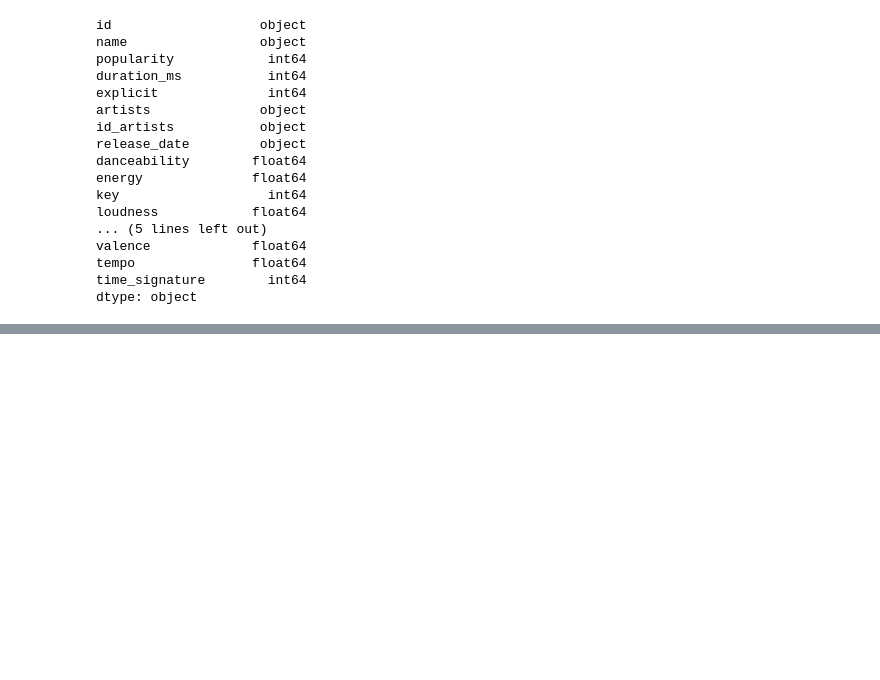
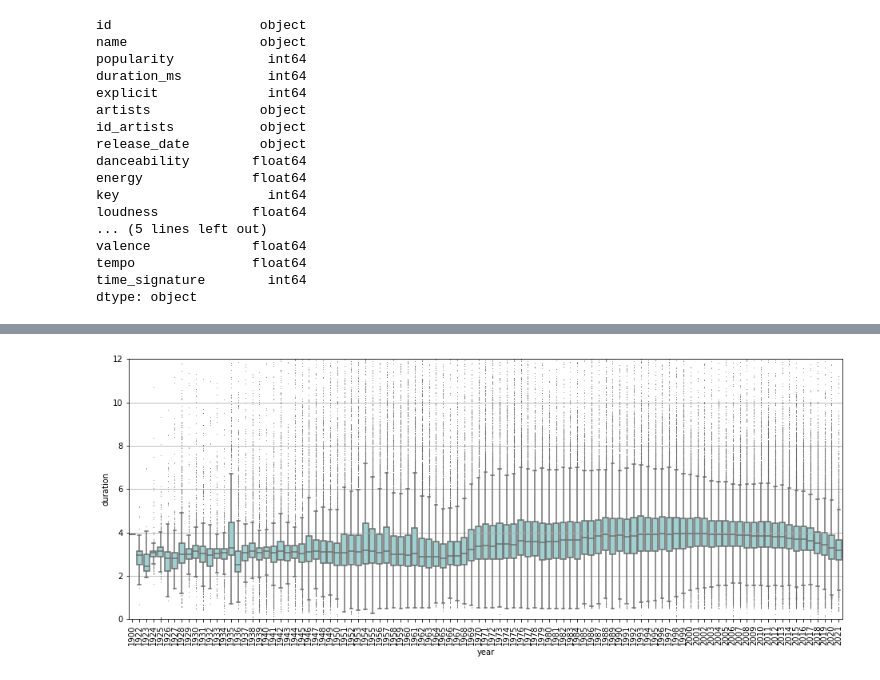
Before and after one commit to alisonidls/Pet-project, a Jupyter notebook: my_spotyfy_project.ipynb, the cells around one changed output, grey strips where cells are left out. Saved outputs shown, nothing was run; the diff lists cells and outputs as text; code cells hidden in the pictures; blank space fills up the shorter version.

```diff
--- a/my_spotyfy_project.ipynb
+++ b/my_spotyfy_project.ipynb
@@ -257,0 +226,2 @@ df.describe()
+# %%
+years_duration = df[['duration','year']]
@@ -257,0 +238,8 @@ df.describe()
+# %%
+plt.figure(figsize=(16,6))
+plt.ylim(0, 12)
+ax = sns.boxplot(x="year", y="duration", data=years_duration, fliersize=0.2, palette=['#98D8D8'])
+ax.yaxis.grid(True)
+ax.set_xticklabels(ax.get_xticklabels(),rotation = 90);
+# %% [output]
+[figure, added]
```
Also changed, not shown: parts of 34 cells of this notebook, 1 other file.
